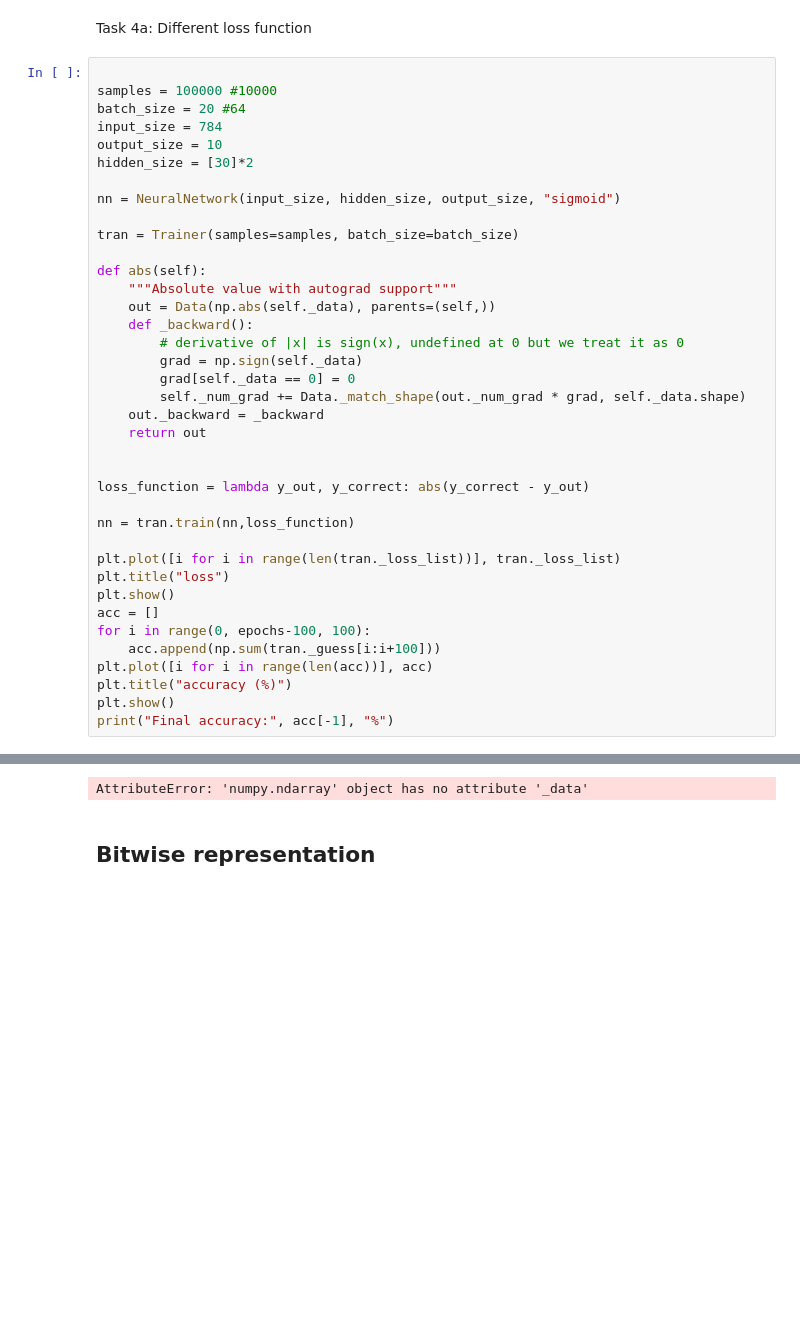
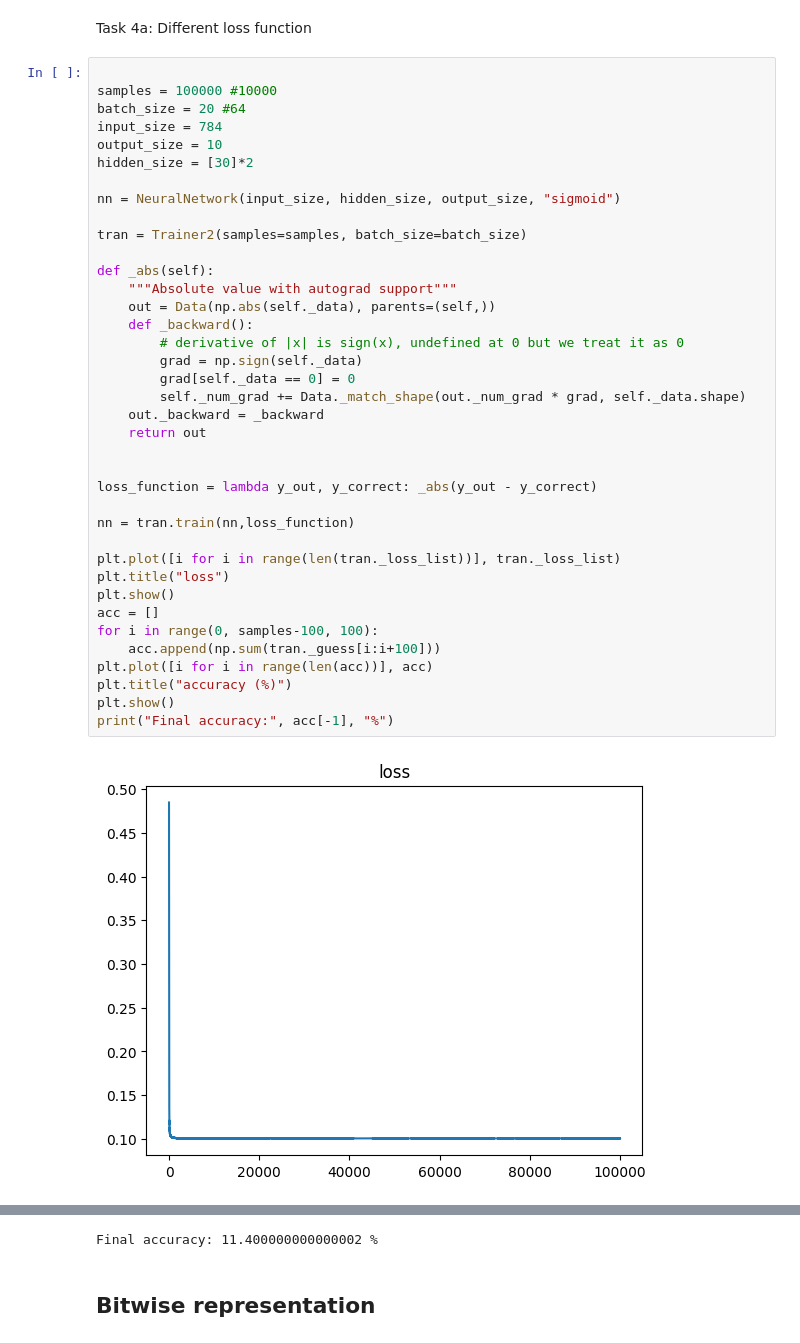
Before and after one commit to TobiasGOAT/firstgroup, a Jupyter notebook: notebooks/FNN.ipynb, the cells around one changed output, grey strips where cells are left out. Drawn from its saved outputs; the diff is of its cells as text; blank space fills up the shorter version.

```diff
--- a/notebooks/FNN.ipynb
+++ b/notebooks/FNN.ipynb
@@ -500,34 +564,35 @@ input_size = 784
 output_size = 10
 hidden_size = [30]*2
 
 nn = NeuralNetwork(input_size, hidden_size, output_size, "sigmoid")
 
-tran = Trainer(samples=samples, batch_size=batch_size)
+tran = Trainer2(samples=samples, batch_size=batch_size)
 
-def abs(self):
+def _abs(self):
     """Absolute value with autograd support"""
     out = Data(np.abs(self._data), parents=(self,))
     def _backward():
         # derivative of |x| is sign(x), undefined at 0 but we treat it as 0
         grad = np.sign(self._data)
         grad[self._data == 0] = 0
         self._num_grad += Data._match_shape(out._num_grad * grad, self._data.shape)
     out._backward = _backward
     return out
 
 
-loss_function = lambda y_out, y_correct: abs(y_correct - y_out)
+loss_function = lambda y_out, y_correct: _abs(y_out - y_correct)
 
 nn = tran.train(nn,loss_function)
 
 plt.plot([i for i in range(len(tran._loss_list))], tran._loss_list)
 plt.title("loss")
 plt.show()
 acc = []
-for i in range(0, epochs-100, 100):
+for i in range(0, samples-100, 100):
     acc.append(np.sum(tran._guess[i:i+100]))
 plt.plot([i for i in range(len(acc))], acc)
 plt.title("accuracy (%)")
 plt.show()
 print("Final accuracy:", acc[-1], "%")
 # %% [output]
+[figure, added]
@@ -534,4 +600,4 @@ print("Final accuracy:", acc[-1], "%")
-AttributeError: 'numpy.ndarray' object has no attribute '_data'
+Final accuracy: 11.400000000000002 %
 # %% [markdown]
 ## Bitwise representation
 # %%
```
Also changed, not shown: parts of 11 cells of this notebook, 3 other files.
